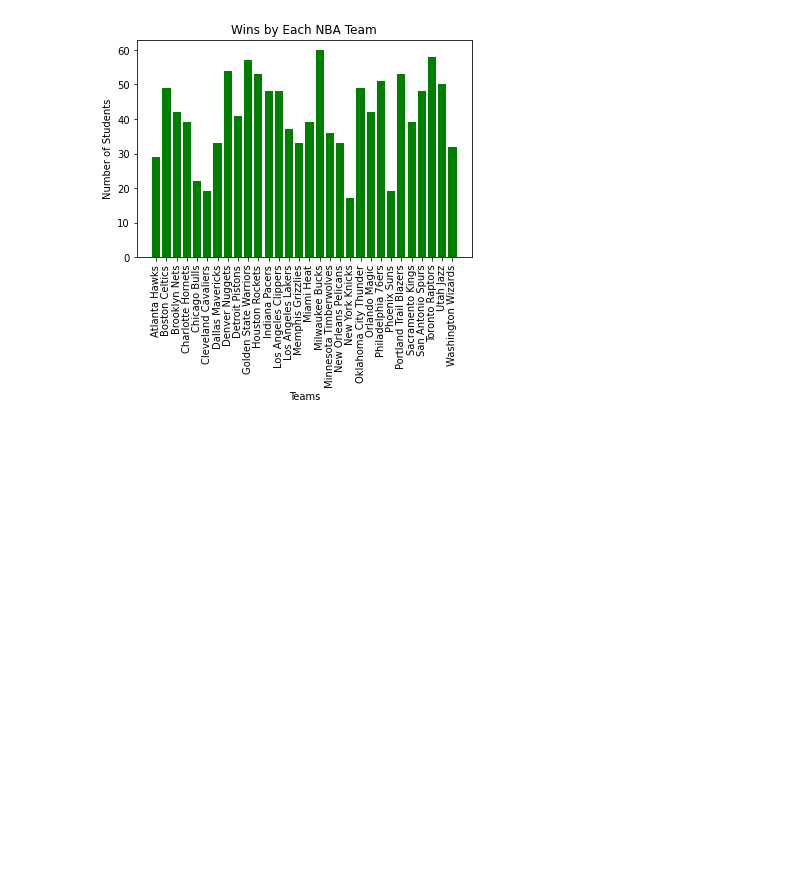
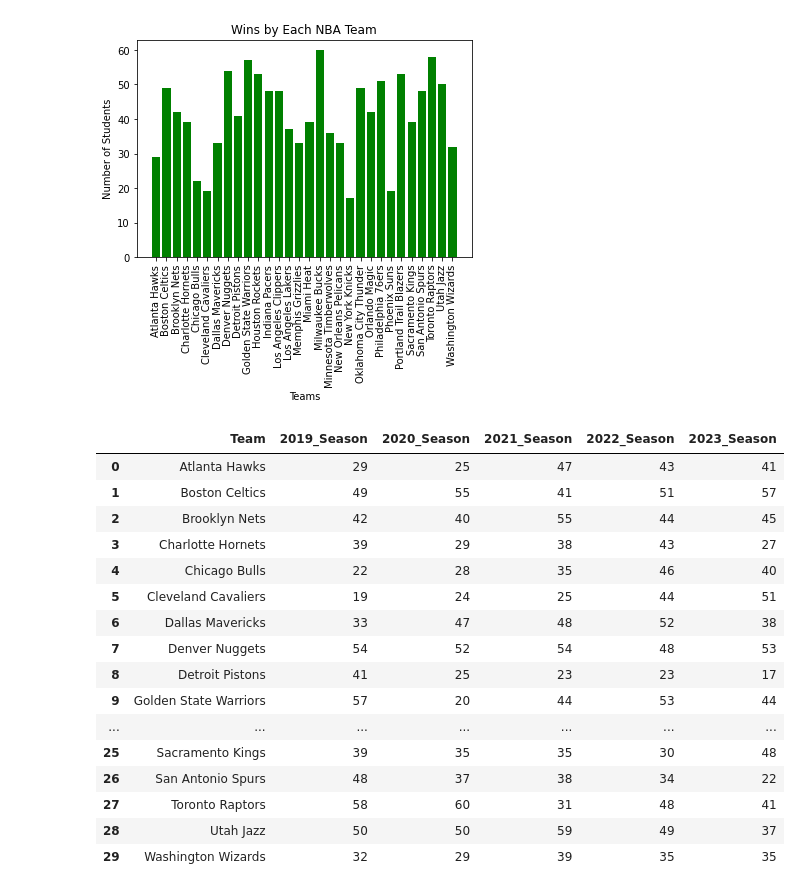
Before and after one commit to rayrayshams/Tri-3, a Jupyter notebook: _notebooks/2023-5-14-PandasNATM.ipynb, the cells around one changed output. Drawn from its saved outputs; the diff is of its cells as text; code cells hidden in the pictures; blank space fills up the shorter version.

```diff
--- a/_notebooks/2023-5-14-PandasNATM.ipynb
+++ b/_notebooks/2023-5-14-PandasNATM.ipynb
@@ -96,3 +93,28 @@ plt.xticks(rotation=90)
 plt.show()
 # %% [output]
 [figure]
+# %%
+# Import the necessary modules
+import pandas as pd
+
+# Initialize the lists for X and Y
+df = pd.read_csv('files/basketball.csv')
+df
+# %% [output]
+|  | Team | 2019_Season | 2020_Season | 2021_Season | 2022_Season | 2023_Season |
+| 0 | Atlanta Hawks | 29 | 25 | 47 | 43 | 41 |
+| 1 | Boston Celtics | 49 | 55 | 41 | 51 | 57 |
+| 2 | Brooklyn Nets | 42 | 40 | 55 | 44 | 45 |
+| 3 | Charlotte Hornets | 39 | 29 | 38 | 43 | 27 |
+| 4 | Chicago Bulls | 22 | 28 | 35 | 46 | 40 |
+| 5 | Cleveland Cavaliers | 19 | 24 | 25 | 44 | 51 |
+| 6 | Dallas Mavericks | 33 | 47 | 48 | 52 | 38 |
+| 7 | Denver Nuggets | 54 | 52 | 54 | 48 | 53 |
+| 8 | Detroit Pistons | 41 | 25 | 23 | 23 | 17 |
+| 9 | Golden State Warriors | 57 | 20 | 44 | 53 | 44 |
+| ... | ... | ... | ... | ... | ... | ... |
+| 25 | Sacramento Kings | 39 | 35 | 35 | 30 | 48 |
+| 26 | San Antonio Spurs | 48 | 37 | 38 | 34 | 22 |
+| 27 | Toronto Raptors | 58 | 60 | 31 | 48 | 41 |
+| 28 | Utah Jazz | 50 | 50 | 59 | 49 | 37 |
+| 29 | Washington Wizards | 32 | 29 | 39 | 35 | 35 |
```
Also changed, not shown: parts of 2 cells of this notebook.
